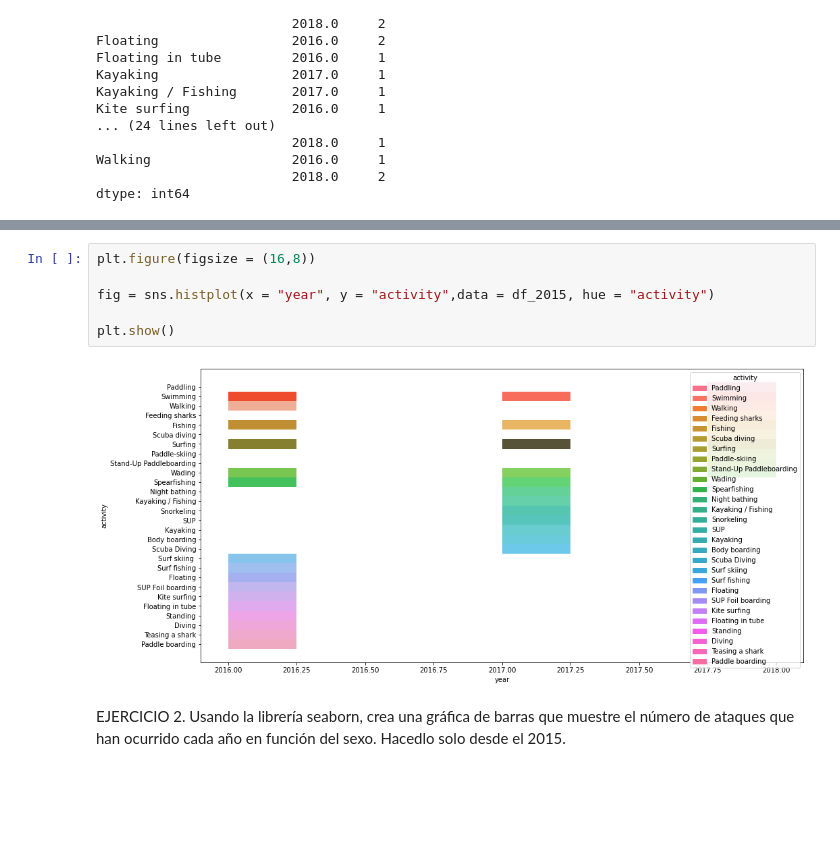
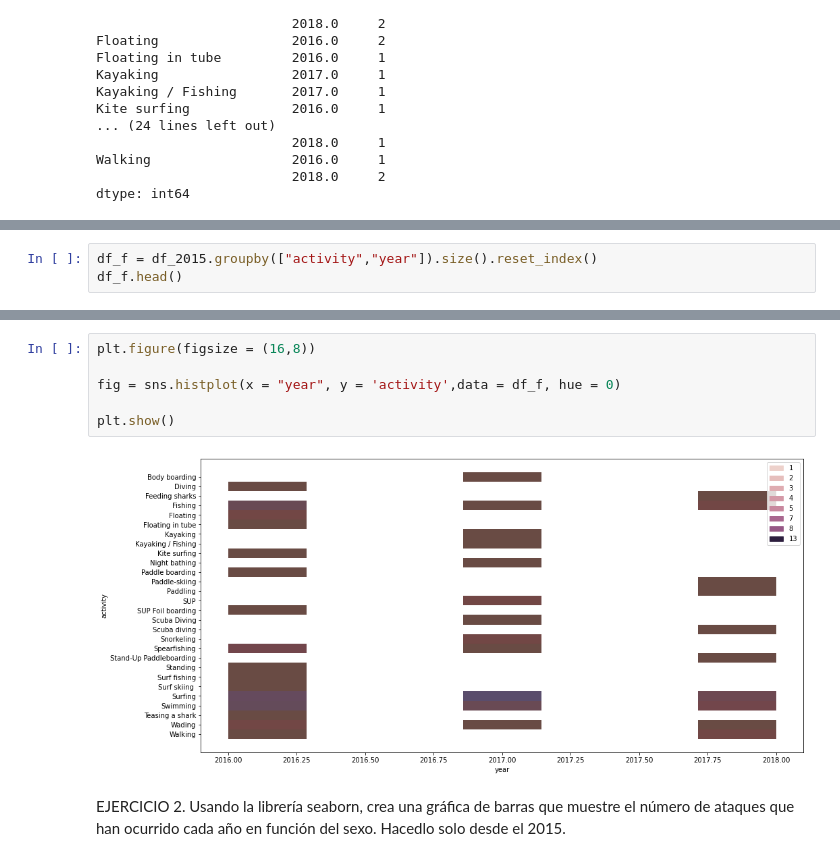
Before and after one commit to Adalab/DA-PROMO-B-MODULO1-SPRINT2-NATALIA-PAULA, a Jupyter notebook: SEABORN/Visualizacion3.ipynb, the cells around one changed output, grey strips where cells are left out. Saved outputs shown, nothing was run; the diff lists cells and outputs as text; blank space fills up the shorter version.

Commit message:
visualizacion3-ejercicio1

```diff
--- a/SEABORN/Visualizacion3.ipynb
+++ b/SEABORN/Visualizacion3.ipynb
@@ -98,0 +65,3 @@ actividad.head(9)
+# %%
+df_f = df_2015.groupby(["activity","year"]).size().reset_index()
+df_f.head()
@@ -99,11 +75,11 @@ actividad.head(9)
 # %%
 plt.figure(figsize = (16,8))
 
-fig = sns.histplot(x = "year", y = "activity",data = df_2015, hue = "activity")
+fig = sns.histplot(x = "year", y = 'activity',data = df_f, hue = 0)
 
 plt.show()
 # %% [output]
-[figure, old version]
+[figure, new version]
 # %% [markdown]
 EJERCICIO 2.
 Usando la librería seaborn, crea una gráfica de barras que muestre el número de ataques que han ocurrido cada año en función del sexo. Hacedlo solo desde el 2015.
```
Also changed, not shown: parts of 3 cells of this notebook.
